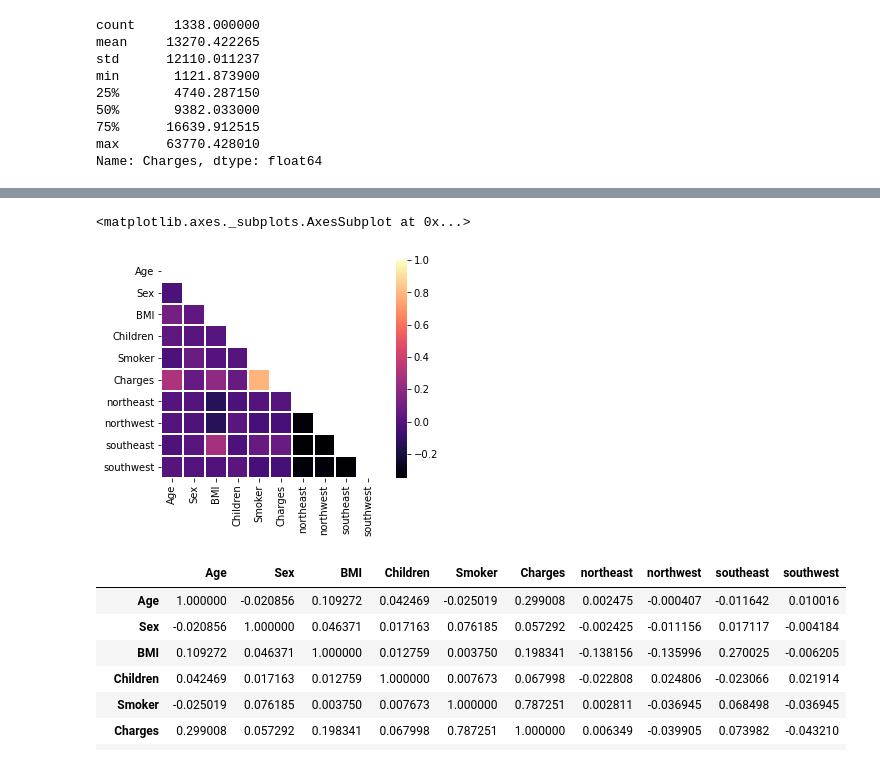
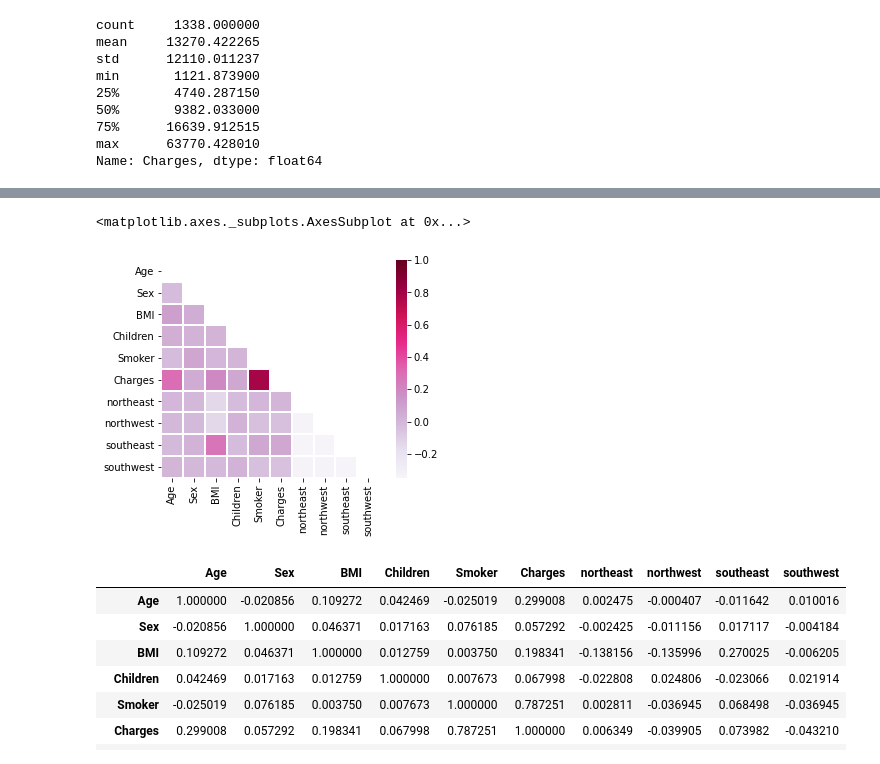
Before and after one commit to gracecmy/MedicalCosts-Regression, a Jupyter notebook: predicting-medical-charges-with-gradient-boost.ipynb, the cells around one changed output, grey strips where cells are left out. Drawn from its saved outputs; the diff is of its cells as text; code cells hidden in the pictures.

```diff
--- a/predicting-medical-charges-with-gradient-boost.ipynb
+++ b/predicting-medical-charges-with-gradient-boost.ipynb
@@ -180,10 +180,10 @@ sns.boxplot(df["Charges"],color="plum")
 # %%
 mask=np.zeros_like(df.corr(),dtype=np.bool)
 mask[np.triu_indices_from(mask)]=True
-sns.heatmap(df.corr(),annot=False,mask=mask,square=True,cmap="magma",linewidths=1,linecolor="white")
+sns.heatmap(df.corr(),annot=False,mask=mask,square=True,cmap="PuRd",linewidths=1,linecolor="white")
 # %% [output]
 <matplotlib.axes._subplots.AxesSubplot at 0x...>
-[figure, old version]
+[figure, new version]
 # %%
 df.corr()
 # %% [output]
```
Also changed, not shown: parts of 14 cells of this notebook.
